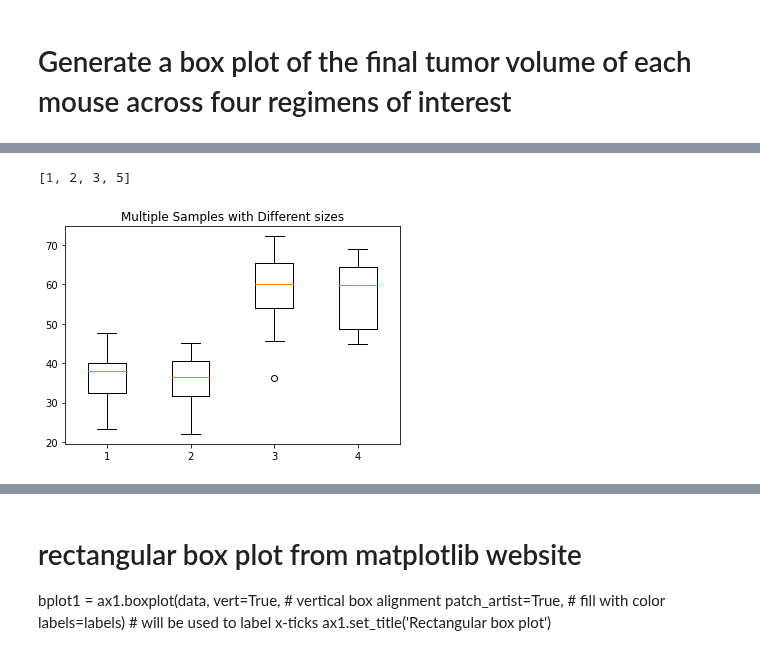
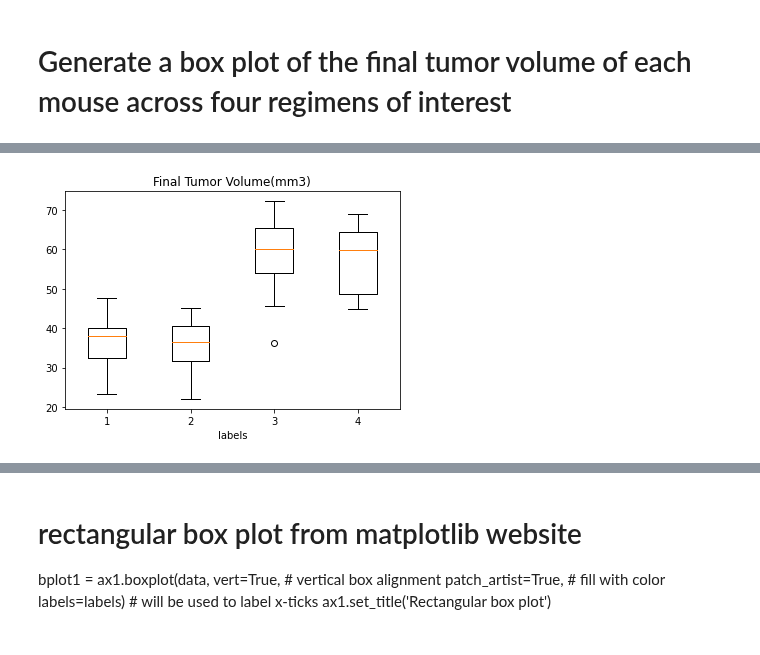
Before and after one commit to juliemcbaker/pymaceuticals, a Jupyter notebook: pymaceuticals_BAKER.ipynb, the cells around one changed output, grey strips where cells are left out. Cells and saved outputs as stored; diff of their text form; code cells hidden in the pictures.

Commit message:
Boxplot data input is fixed (until I attempt to create a loop). Removed individual box plots. Removed some redundant notes-code.

```diff
--- a/pymaceuticals_BAKER.ipynb
+++ b/pymaceuticals_BAKER.ipynb
@@ -908,16 +807,11 @@ list_c = [3, 4, 5, 10]
-# %%
-list_a
-# %% [output]
-[1, 2, 3, 5]
 # %%
 ## This is me translating my data into the same exact code --
 # I get ValueError: X must have 2 or fewer dimensions
-data97 = [np.array(capo_tumors), np.array(rami_tumors), np.array(infu_tumors), np.array(ceft_tumors)]
-#data97 = [list_a, list_b, list_c]
 fig7, ax7 = plt.subplots()
-ax7.set_title('Multiple Samples with Different sizes')
-ax7.boxplot(data97)
+ax7.set_title('Final Tumor Volume(mm3)')
+ax7.set_xlabel('labels')
+ax7.boxplot(data)
 
 plt.show()
 # %% [output]
-[figure, old version]
+[figure, new version]
```
Also changed, not shown: parts of 20 cells of this notebook.
